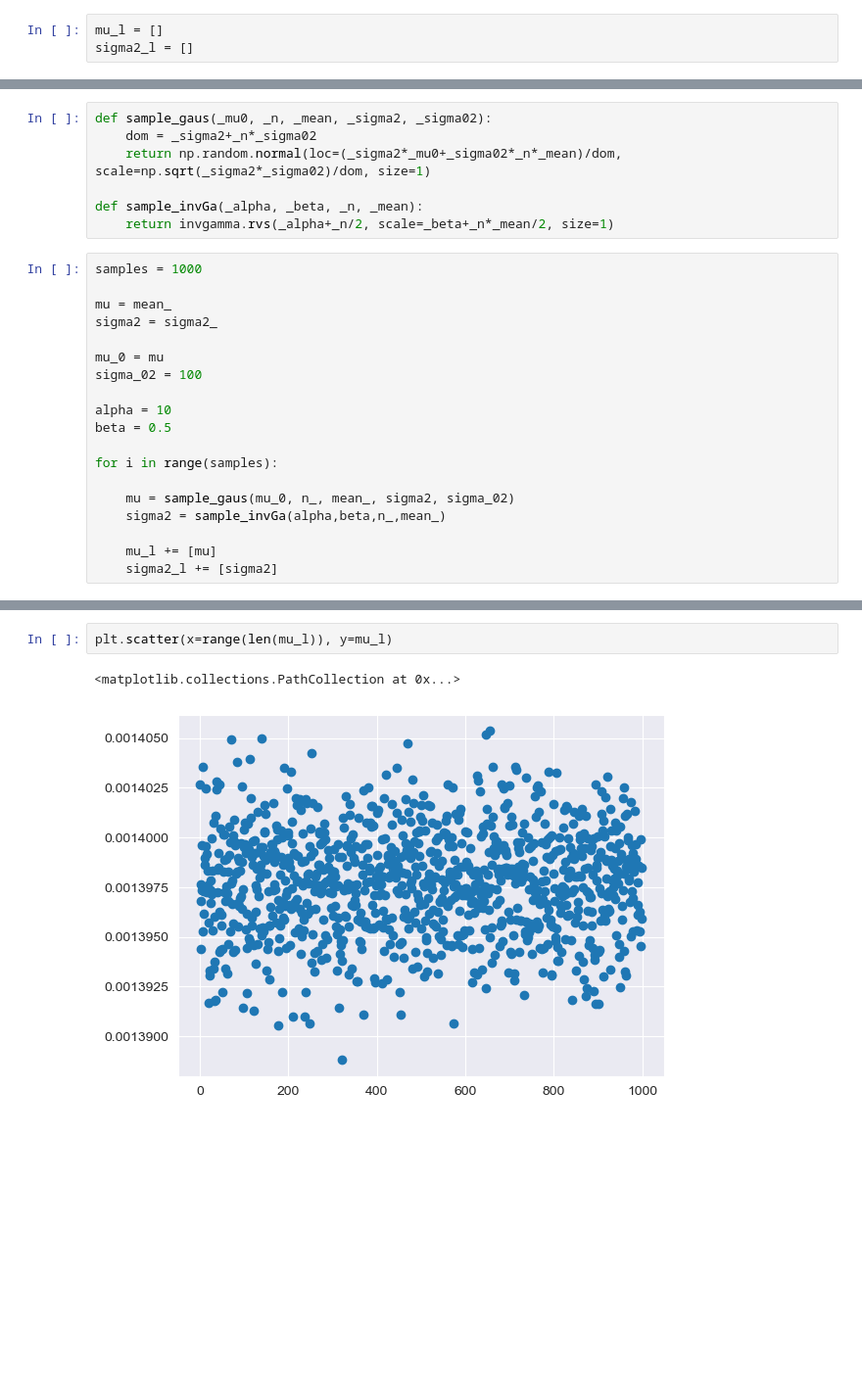
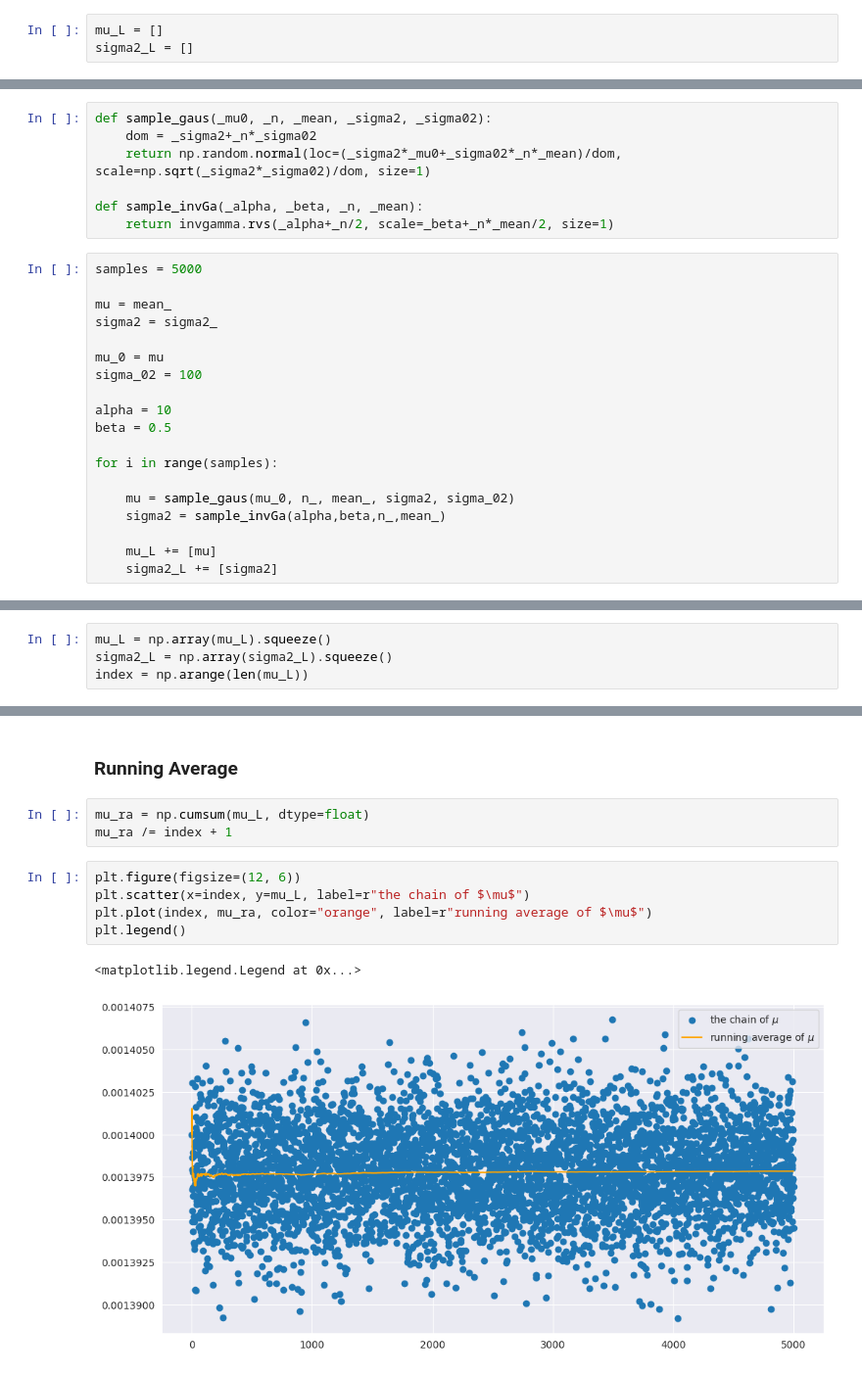
Before and after one commit to XDzzzzzZyq/Gibbs-Sampler, a Jupyter notebook: Gibbs Sampling.ipynb, the cells around one changed output, grey strips where cells are left out. Shown at 98% size. Cells and saved outputs as stored; diff of their text form; blank space fills up the shorter version.

Commit message:
2.7 visualization of samplings

```diff
--- a/Gibbs Sampling.ipynb
+++ b/Gibbs Sampling.ipynb
@@ -123,8 +123,8 @@ $$
 # %%
 from utils import distributions
 # %%
-mu_l = []
-sigma2_l = []
+mu_L = []
+sigma2_L = []
 # %% [markdown]
 with given data, we could derive the posterior conditional distribution for these two parameters:
 # %% [markdown]
@@ -147,7 +147,7 @@ def sample_gaus(_mu0, _n, _mean, _sigma2, _sigma02):
 def sample_invGa(_alpha, _beta, _n, _mean):
     return invgamma.rvs(_alpha+_n/2, scale=_beta+_n*_mean/2, size=1)
 # %%
-samples = 1000
+samples = 5000
 
 mu = mean_
 sigma2 = sigma2_
@@ -163,5 +163,5 @@ for i in range(samples):
     mu = sample_gaus(mu_0, n_, mean_, sigma2, sigma_02)
     sigma2 = sample_invGa(alpha,beta,n_,mean_)
 
-    mu_l += [mu]
-    sigma2_l += [sigma2]
+    mu_L += [mu]
+    sigma2_L += [sigma2]
@@ -172,0 +168,4 @@ plt.scatter(x=mu_l,y=sigma2_l)
+# %%
+mu_L = np.array(mu_L).squeeze()
+sigma2_L = np.array(sigma2_L).squeeze()
+index = np.arange(len(mu_L))
@@ -173,5 +184,13 @@ plt.scatter(x=mu_l,y=sigma2_l)
+# %% [markdown]
+### Running Average
+# %%
+mu_ra = np.cumsum(mu_L, dtype=float)
+mu_ra /= index + 1
 # %%
-plt.scatter(x=range(len(mu_l)), y=mu_l)
+plt.figure(figsize=(12, 6))
+plt.scatter(x=index, y=mu_L, label=r"the chain of $\mu$")
+plt.plot(index, mu_ra, color="orange", label=r"running average of $\mu$")
+plt.legend()
 # %% [output]
-<matplotlib.collections.PathCollection at 0x...>
+<matplotlib.legend.Legend at 0x...>
-[figure, old version]
+[figure, new version]
```
Also changed, not shown: parts of 16 cells of this notebook, 1 other file.
